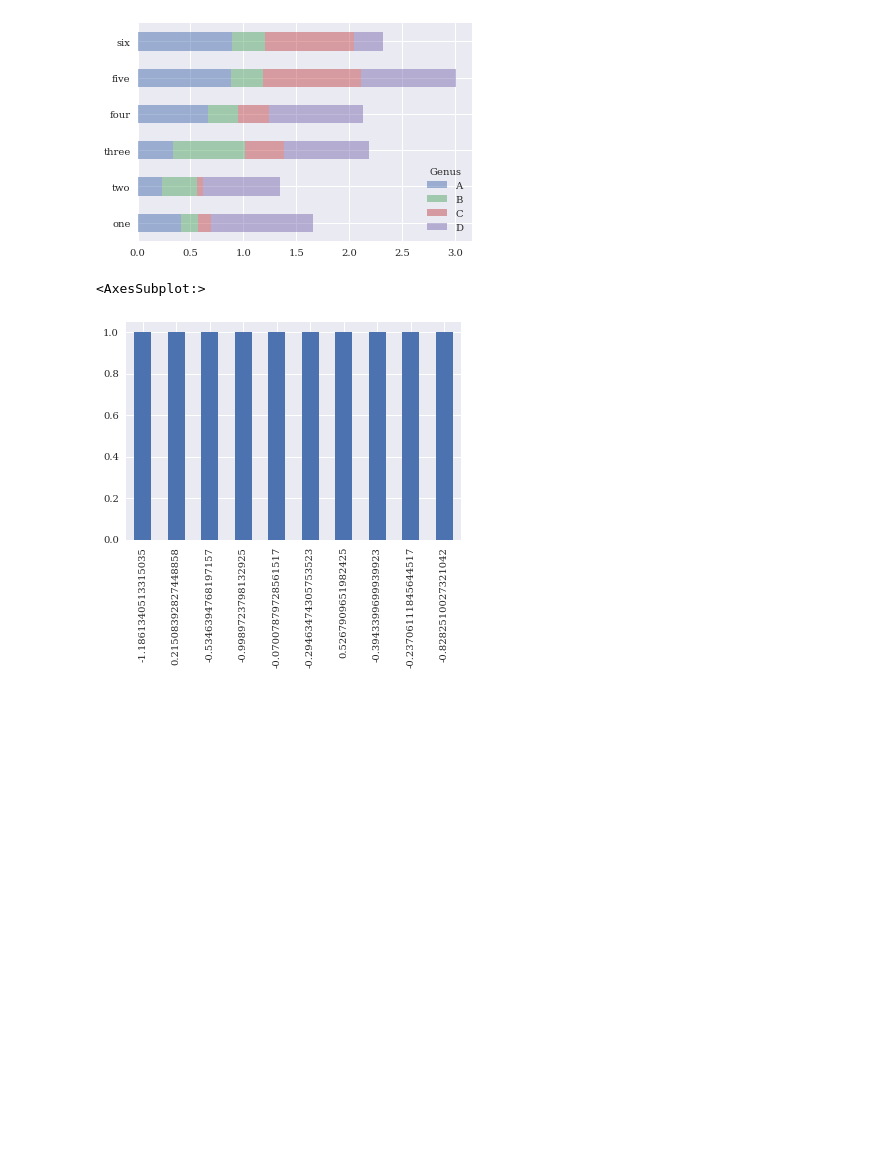
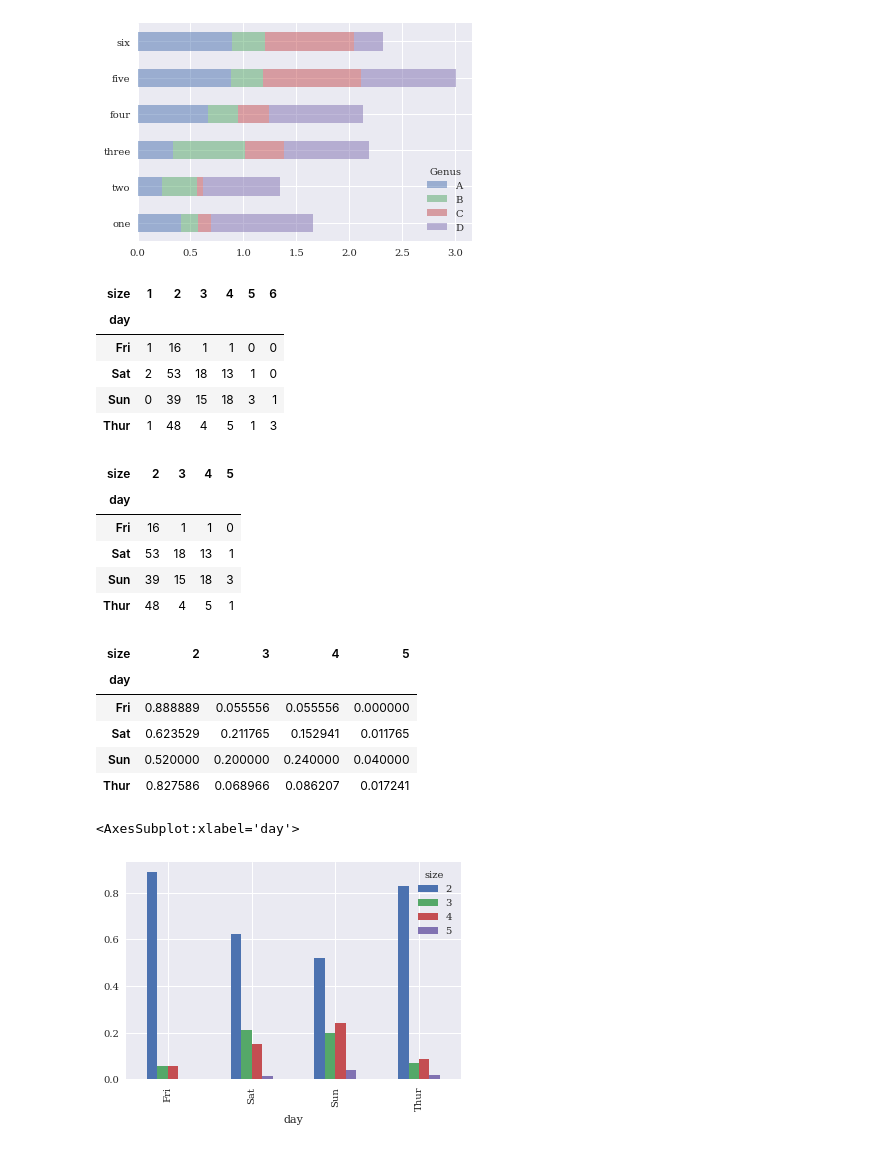
Before and after one commit to MuayThaiLegz/Py_DataAnalysis, a Jupyter notebook: PyForDataAnalysis_9.ipynb, the cells around one changed output. Saved outputs shown, nothing was run; the diff lists cells and outputs as text; code cells hidden in the pictures; blank space fills up the shorter version.

Commit message:
plotting along
refreshed my sns still plotting a few different plots specific to Seaborn

```diff
--- a/PyForDataAnalysis_9.ipynb
+++ b/PyForDataAnalysis_9.ipynb
@@ -139,12 +139,3 @@ df.plot.barh(stacked=True, alpha=0.5)
 [figure]
 [figure]
 [figure]
-# %%
-# A useful recipe for bar p;ots is to visualize a Series's values frequency using value_counts
-
-s = pd.Series(np.random.randn(10).cumsum(), index=np.arange(0, 100, 10))
-
-s.value_counts().plot.bar()
-# %% [output]
-<AxesSubplot:>
-[figure, removed]
@@ -150,0 +148,48 @@ s.value_counts().plot.bar()
+# %%
+# dataset about resturant tipping, and suppose we wanted to make a stacked bar plot showing
+# the percentage of data points of each party size on each day.
+import pandas as pd  # import pandas library
+
+csv_url = 'https://raw.githubusercontent.com/mwaskom/seaborn-data/master/tips.csv'
+
+## creata a DataFrame named df from reading in the csv file from a URL
+df =  pd.read_csv(csv_url)  ## creata a DataFrame named df from reading in the csv file from a URL
+
+df.head()
+
+party_counts = pd.crosstab(df['day'], df['size'])
+
+display(party_counts)
+
+pp = party_counts.loc[:, 2:5]
+
+display(pp)
+
+# Then, normalize so that each row sums to 1 and make the plot
+
+party_pcts = pp.div(pp.sum(1), axis=0)
+
+display(party_pcts)
+
+party_pcts.plot.bar()
+# %% [output]
+| size | 1 | 2 | 3 | 4 | 5 | 6 |
+| day |  |  |  |  |  |  |
+| Fri | 1 | 16 | 1 | 1 | 0 | 0 |
+| Sat | 2 | 53 | 18 | 13 | 1 | 0 |
+| Sun | 0 | 39 | 15 | 18 | 3 | 1 |
+| Thur | 1 | 48 | 4 | 5 | 1 | 3 |
+| size | 2 | 3 | 4 | 5 |
+| day |  |  |  |  |
+| Fri | 16 | 1 | 1 | 0 |
+| Sat | 53 | 18 | 13 | 1 |
+| Sun | 39 | 15 | 18 | 3 |
+| Thur | 48 | 4 | 5 | 1 |
+| size | 2 | 3 | 4 | 5 |
+| day |  |  |  |  |
+| Fri | 0.888889 | 0.055556 | 0.055556 | 0.000000 |
+| Sat | 0.623529 | 0.211765 | 0.152941 | 0.011765 |
+| Sun | 0.520000 | 0.200000 | 0.240000 | 0.040000 |
+| Thur | 0.827586 | 0.068966 | 0.086207 | 0.017241 |
+<AxesSubplot:xlabel='day'>
+[figure, added]
```
Also changed, not shown: parts of 7 cells of this notebook.
